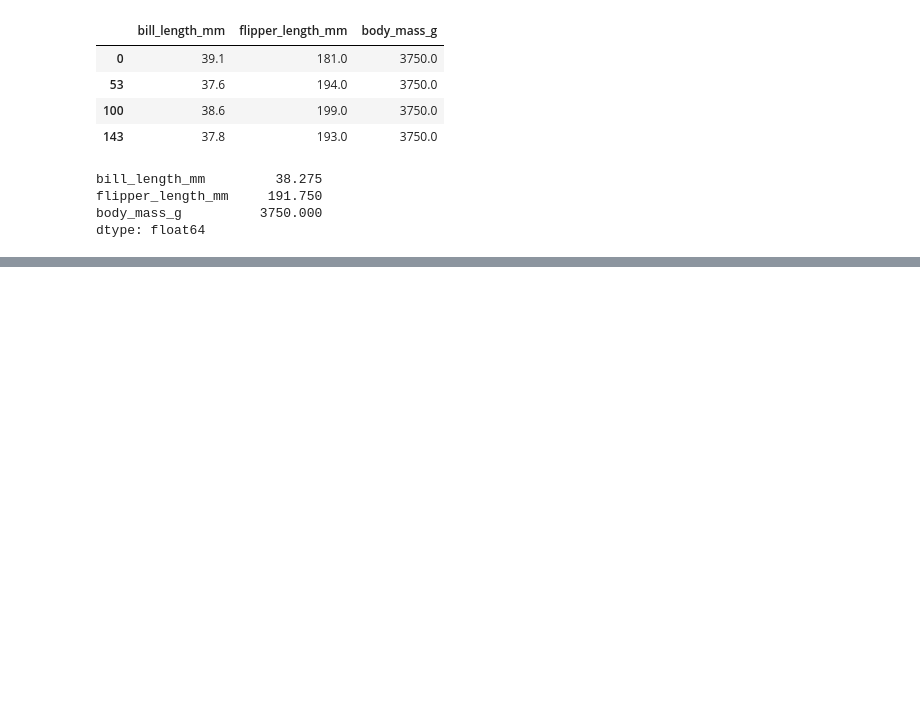
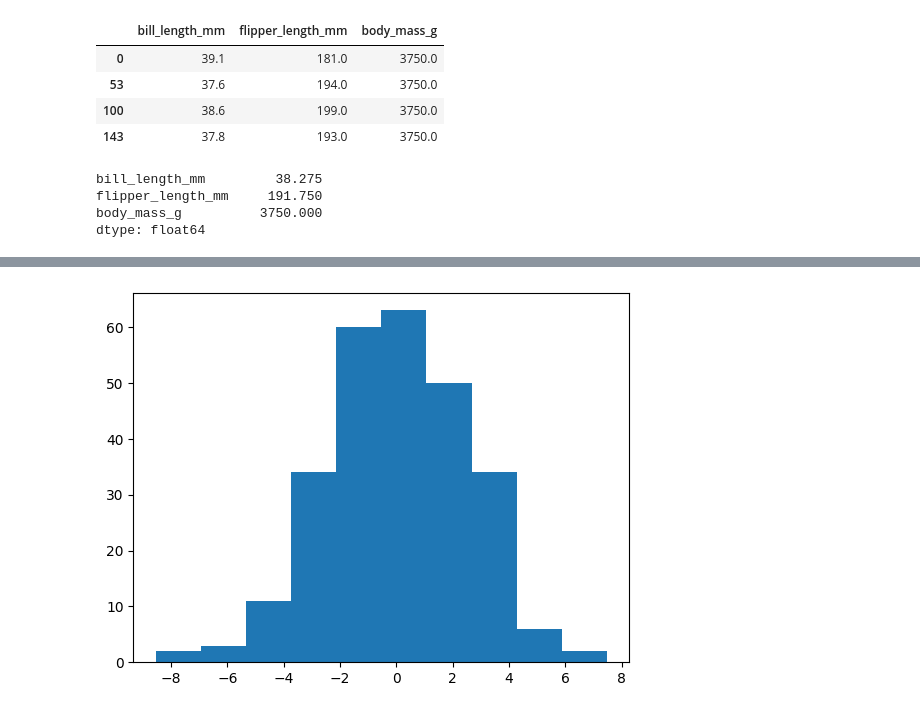
Before and after one commit to AfobCode/LearningPython, a Jupyter notebook: Regression_Analysis/linear_regression.ipynb, the cells around one changed output, grey strips where cells are left out. Drawn from its saved outputs; the diff is of its cells as text; code cells hidden in the pictures; blank space fills up the shorter version.

Commit message:
checking the assumptions of a linear regression

```diff
--- a/Regression_Analysis/linear_regression.ipynb
+++ b/Regression_Analysis/linear_regression.ipynb
@@ -247,0 +294,6 @@ dtype: float64
+# %%
+# insted of define a funtion to calculate the pedicted value I could use the predict method, and will get the same results
+fitted_value_bill = bill_length_ols.predict(penguins["body_mass_g"])
+
+penguins_regression_bill["pedicted"] = fitted_value_bill
+penguins_regression_bill.head(20)
@@ -247,0 +323,8 @@ dtype: float64
+# %%
+# In the same direction that the predict method, the resid method will skip the need
+# of do the calculation of the difference between the actual vaule - predicted value
+
+residual_bill = bill_length_ols.resid
+penguins_regression_bill["residual_model"] = residual_bill
+
+penguins_regression_bill.head(15)
@@ -247,0 +353,15 @@ dtype: float64
+# %%
+# Check normality assumption
+
+import statsmodels.api as sm
+
+# fig , axes = plt.subplots(1,2,figsize= (12,7))
+
+fig_1 = plt.hist(
+    data = penguins_regression_bill,
+    x = "residual"
+)
+
+plt.show()
+# %% [output]
+[figure, added]
```
Also changed, not shown: parts of 7 cells of this notebook.
